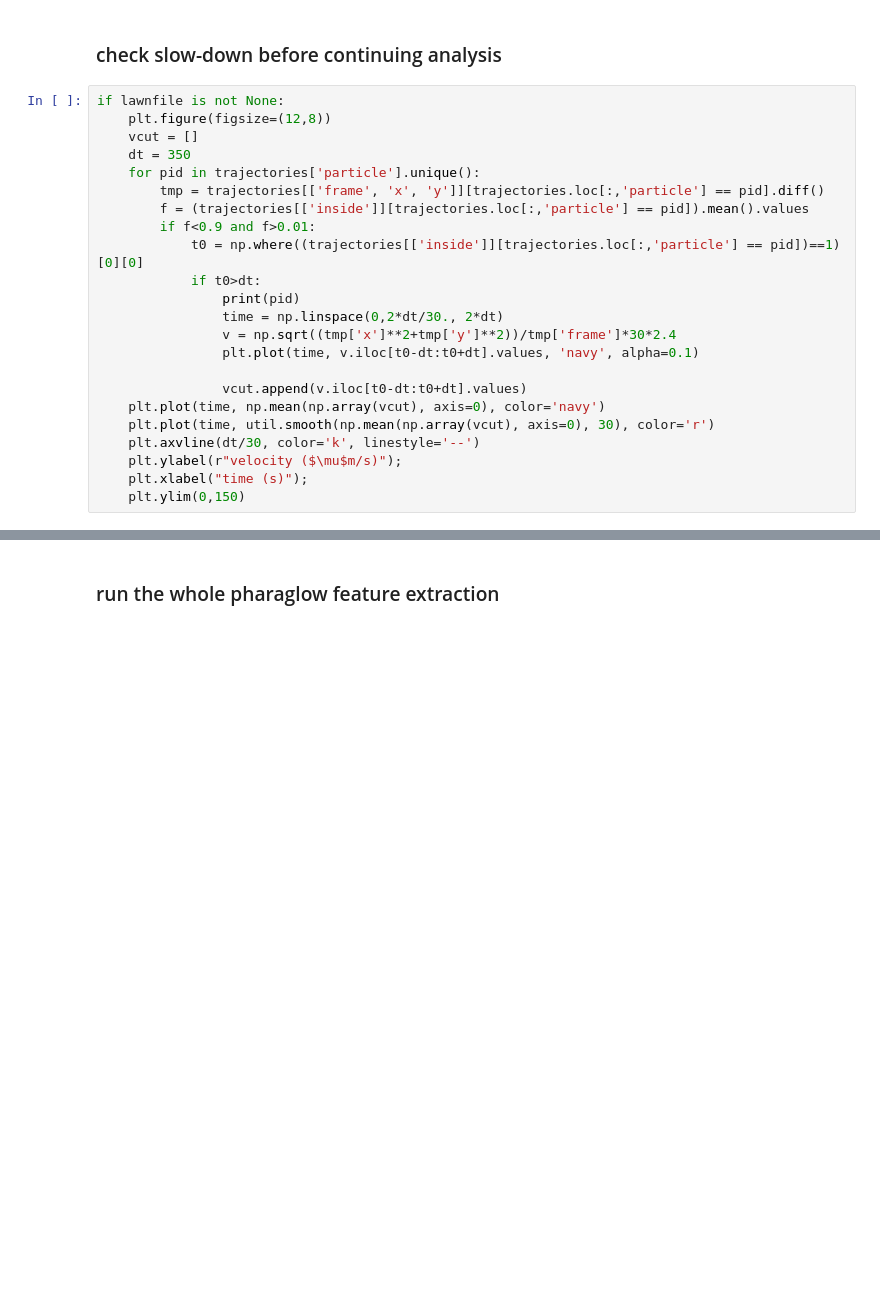
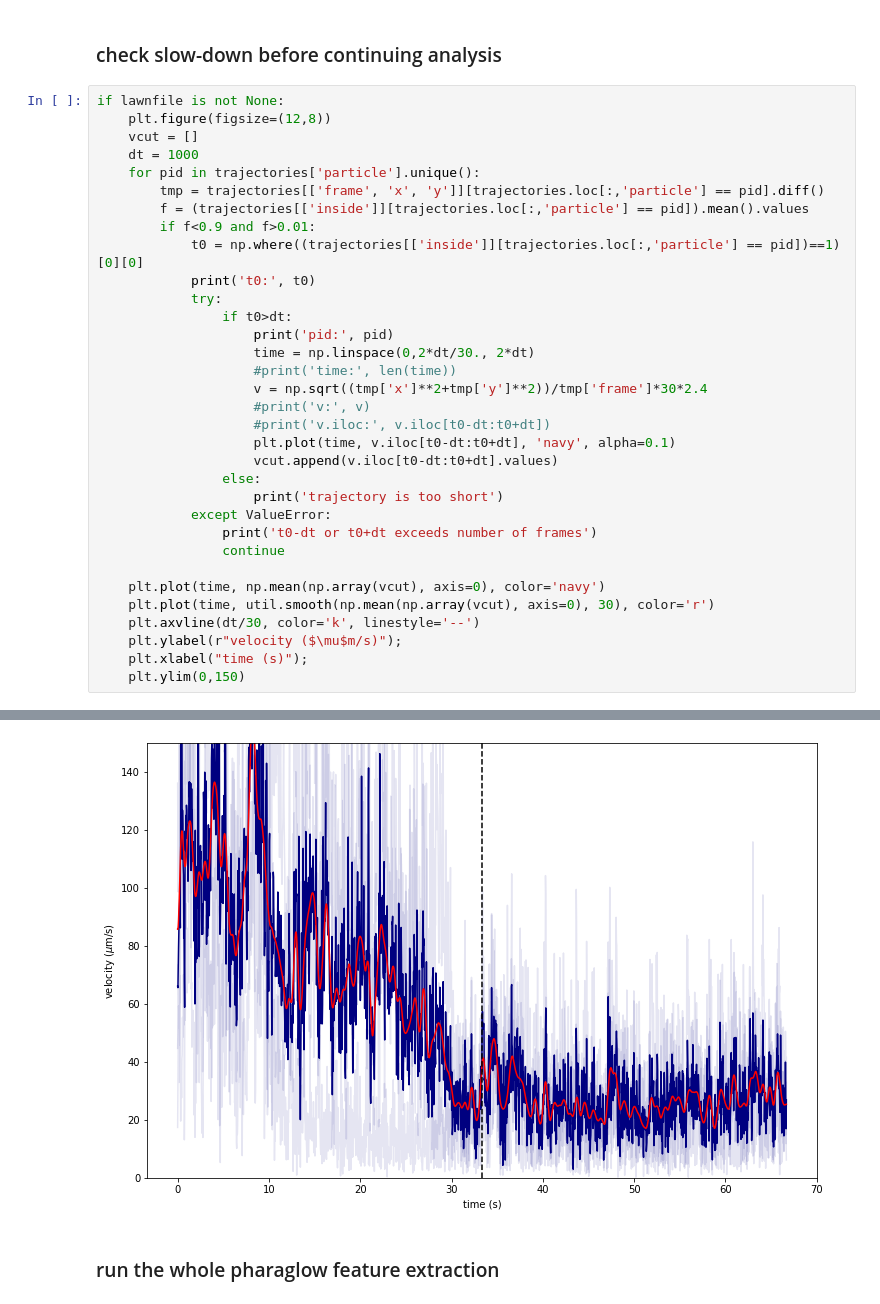
Before and after one commit to scholz-lab/PharaGlow, a Jupyter notebook: notebooks/RunningPharaglowParallel.ipynb, the cells around one changed output, grey strips where cells are left out. Cells and saved outputs as stored; diff of their text form; blank space fills up the shorter version.

```diff
--- a/notebooks/RunningPharaglowParallel.ipynb
+++ b/notebooks/RunningPharaglowParallel.ipynb
@@ -210,22 +279,33 @@ for particle_index in trajectories['particle'].unique():
 if lawnfile is not None:
     plt.figure(figsize=(12,8))
     vcut = []
-    dt = 350
+    dt = 1000
     for pid in trajectories['particle'].unique():
         tmp = trajectories[['frame', 'x', 'y']][trajectories.loc[:,'particle'] == pid].diff()
         f = (trajectories[['inside']][trajectories.loc[:,'particle'] == pid]).mean().values
         if f<0.9 and f>0.01:
             t0 = np.where((trajectories[['inside']][trajectories.loc[:,'particle'] == pid])==1)[0][0]
-            if t0>dt:
-                print(pid)
-                time = np.linspace(0,2*dt/30., 2*dt)
-                v = np.sqrt((tmp['x']**2+tmp['y']**2))/tmp['frame']*30*2.4
-                plt.plot(time, v.iloc[t0-dt:t0+dt].values, 'navy', alpha=0.1)
+            print('t0:', t0)
+            try:
+                if t0>dt:
+                    print('pid:', pid)
+                    time = np.linspace(0,2*dt/30., 2*dt)
+                    #print('time:', len(time))
+                    v = np.sqrt((tmp['x']**2+tmp['y']**2))/tmp['frame']*30*2.4
+                    #print('v:', v)
+                    #print('v.iloc:', v.iloc[t0-dt:t0+dt])
+                    plt.plot(time, v.iloc[t0-dt:t0+dt], 'navy', alpha=0.1)
+                    vcut.append(v.iloc[t0-dt:t0+dt].values)
+                else:
+                    print('trajectory is too short')
+            except ValueError:
+                print('t0-dt or t0+dt exceeds number of frames')
+                continue
 
-                vcut.append(v.iloc[t0-dt:t0+dt].values)
     plt.plot(time, np.mean(np.array(vcut), axis=0), color='navy')
     plt.plot(time, util.smooth(np.mean(np.array(vcut), axis=0), 30), color='r')
     plt.axvline(dt/30, color='k', linestyle='--')
     plt.ylabel(r"velocity ($\mu$m/s)");
     plt.xlabel("time (s)");
     plt.ylim(0,150)
+# %% [output]
@@ -232,3 +326,4 @@ if lawnfile is not None:
+[figure, added]
 # %% [markdown]
 ### run the whole pharaglow feature extraction
 # %%
```
Also changed, not shown: parts of 17 cells of this notebook.
